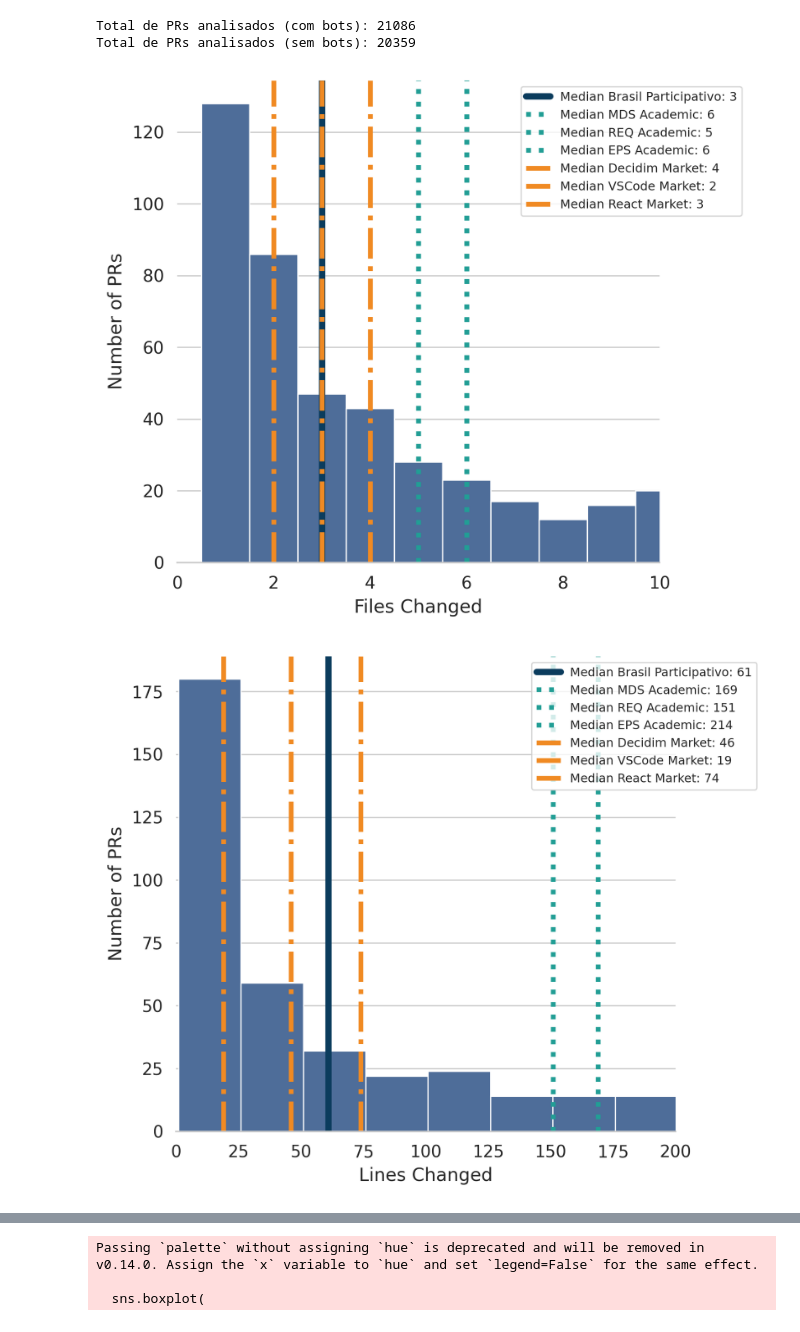
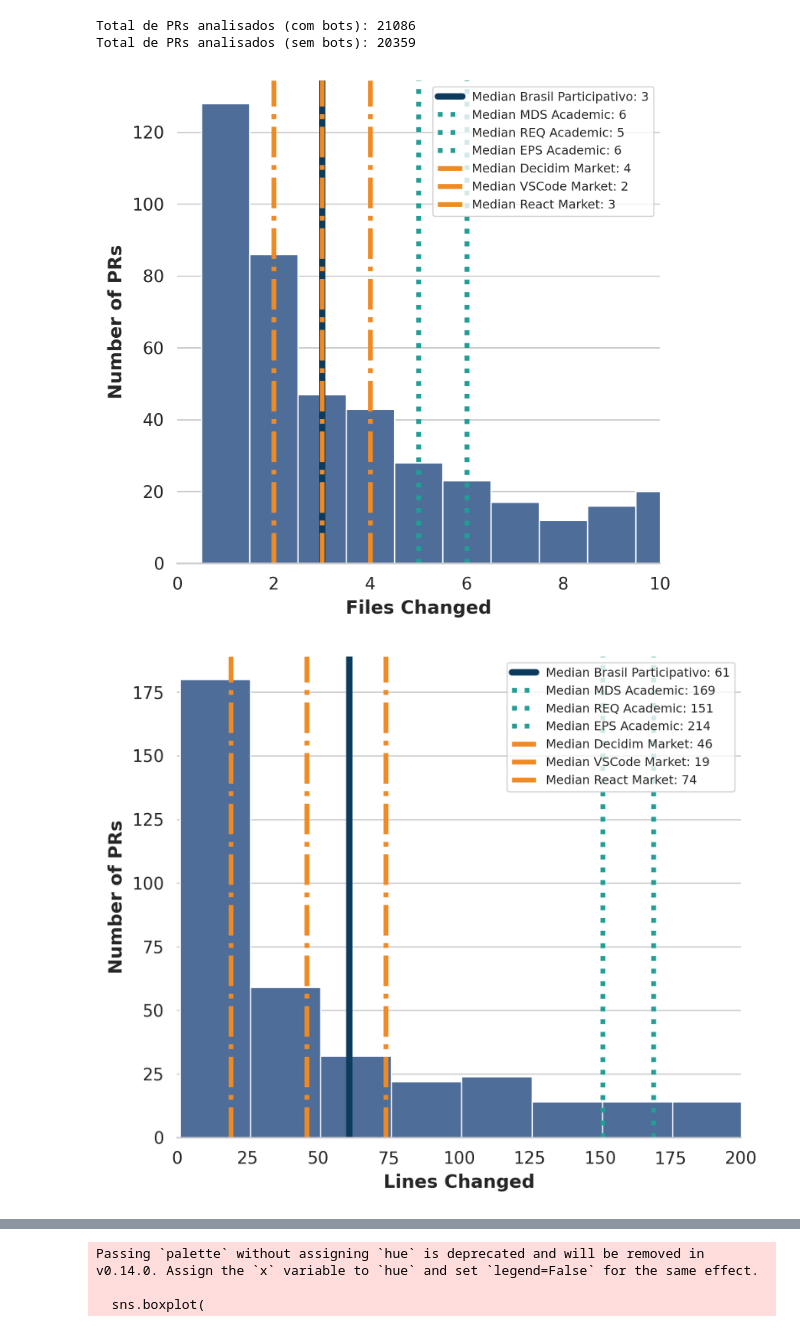
Before and after one commit to lablivre-unb/EbL_Over_PbL, a Jupyter notebook: metrics/notebooks/prs_viz_bp_paper.ipynb, the cells around one changed output, grey strips where cells are left out. Saved outputs shown, nothing was run; the diff lists cells and outputs as text; code cells hidden in the pictures.

```diff
--- a/metrics/notebooks/prs_viz_bp_paper.ipynb
+++ b/metrics/notebooks/prs_viz_bp_paper.ipynb
@@ -158,38 +158,36 @@ p50_churn_decidim = clean_decidim['churn'].median()
 p50_churn_vscode = clean_vscode['churn'].median()
 p50_churn_react = clean_react['churn'].median()
 
 fig, ax1 = plt.subplots(figsize=(10, 5), dpi=300)
 
 subset_files = clean_lab[clean_lab['files_changed'] <= 25]['files_changed']
 sns.histplot(subset_files, discrete=True, color=BP_LIGHT, edgecolor='white', alpha=1.0, ax=ax1, kde=False, stat="count")
 
 ax1.axvline(p50_files_lab, color=BP_PRIMARY, linewidth=4, label=f'Median {org_title}: {p50_files_lab:.0f}')
 ax1.axvline(p50_files_mds, color=DISC_PRIMARY, linewidth=3, linestyle=':', label=f'Median {mds_title}: {p50_files_mds:.0f}')
 ax1.axvline(p50_files_req, color=DISC_LIGHT, linewidth=3, linestyle=':', label=f'Median {req_title}: {p50_files_req:.0f}')
 ax1.axvline(p50_files_epsmds, color=DISC_PRIMARY, linewidth=3, linestyle=':', label=f'Median {epsmds_title}: {p50_files_epsmds:.0f}')
 ax1.axvline(p50_files_decidim, color=BENCH_PRIMARY, linewidth=3, linestyle='-.', label=f'Median {decidim_title}: {p50_files_decidim:.0f}')
 ax1.axvline(p50_files_vscode, color=BENCH_MEDIUM, linewidth=3, linestyle='-.', label=f'Median {vscode_title}: {p50_files_vscode:.0f}')
 ax1.axvline(p50_files_react, color=BENCH_PRIMARY, linewidth=3, linestyle='-.', label=f'Median {react_title}: {p50_files_react:.0f}')
 ax1.set_box_aspect(1)
 
 # ax1.set_title('Files Changed per PR — Brasil Participativo', fontsize=12, fontweight='bold')
 ax1.set_xlim(0, 10)
 ax1.legend(fontsize='x-small', loc='upper right', frameon=True, framealpha=0.8)
-ax1.set_xlabel('Files Changed')
-ax1.set_ylabel('Number of PRs')
+ax1.set_xlabel('Files Changed', fontweight='bold')
+ax1.set_ylabel('Number of PRs', fontweight='bold')
 
 ax1.spines['top'].set_visible(False)
 ax1.spines['right'].set_visible(False)
 ax1.spines['left'].set_visible(False)
 
-ax1.legend(fontsize='x-small', loc='upper left', bbox_to_anchor=(0.7, 1), frameon=True, framealpha=0.8)
-
 ax1.grid(axis='x')
 
 plt.tight_layout()
 plt.show()
 # %% [output]
-[figure, old version]
+[figure, new version]
 # %%
 fig, ax2 = plt.subplots(figsize=(6, 5), dpi=300)
 
@@ -208,21 +206,19 @@ ax2.legend(fontsize='x-small', loc='upper right', frameon=True, framealpha=0.8)
 
 # ax2.set_title('Lines per PR — Brasil Participativo', fontsize=14, fontweight='bold')
 
-ax2.set_xlabel('Lines Changed')
-ax2.set_ylabel('Number of PRs')
+ax2.set_xlabel('Lines Changed', fontweight='bold')
+ax2.set_ylabel('Number of PRs', fontweight='bold')
 
 ax2.spines['top'].set_visible(False)
 ax2.spines['right'].set_visible(False)
 ax2.spines['left'].set_visible(False)
 
-ax2.legend(fontsize='x-small', loc='upper left', bbox_to_anchor=(0.7, 1), frameon=True, framealpha=0.8)
-
 ax2.grid(axis='x')
 
 plt.tight_layout()
 plt.show()
 # %% [output]
-[figure, old version]
+[figure, new version]
 # %%
 def plot_maintenance_patterns_comparison(df_bp, df_mds, df_req):
     def calculate_ratio(data):
```
Also changed, not shown: parts of 4 cells of this notebook.
